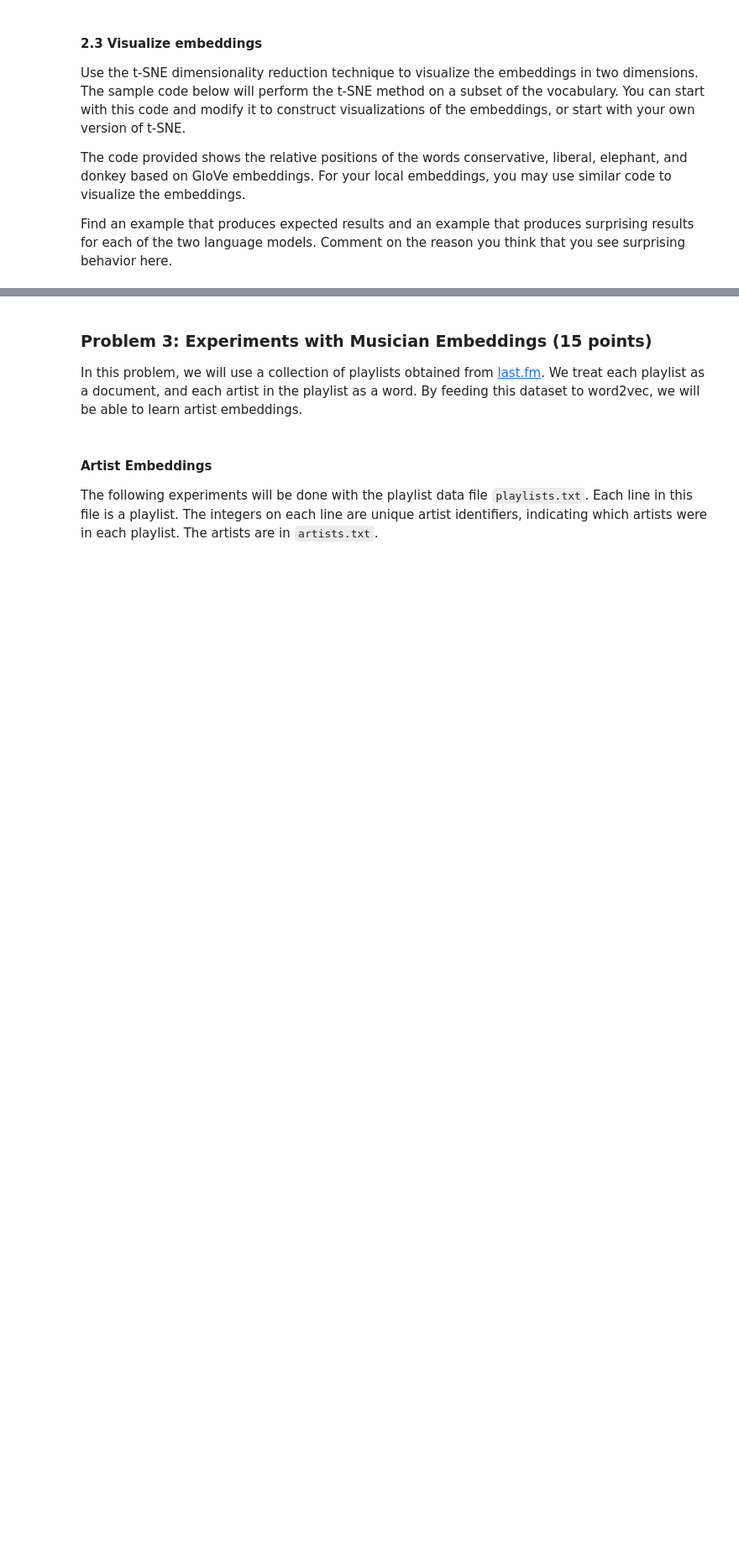
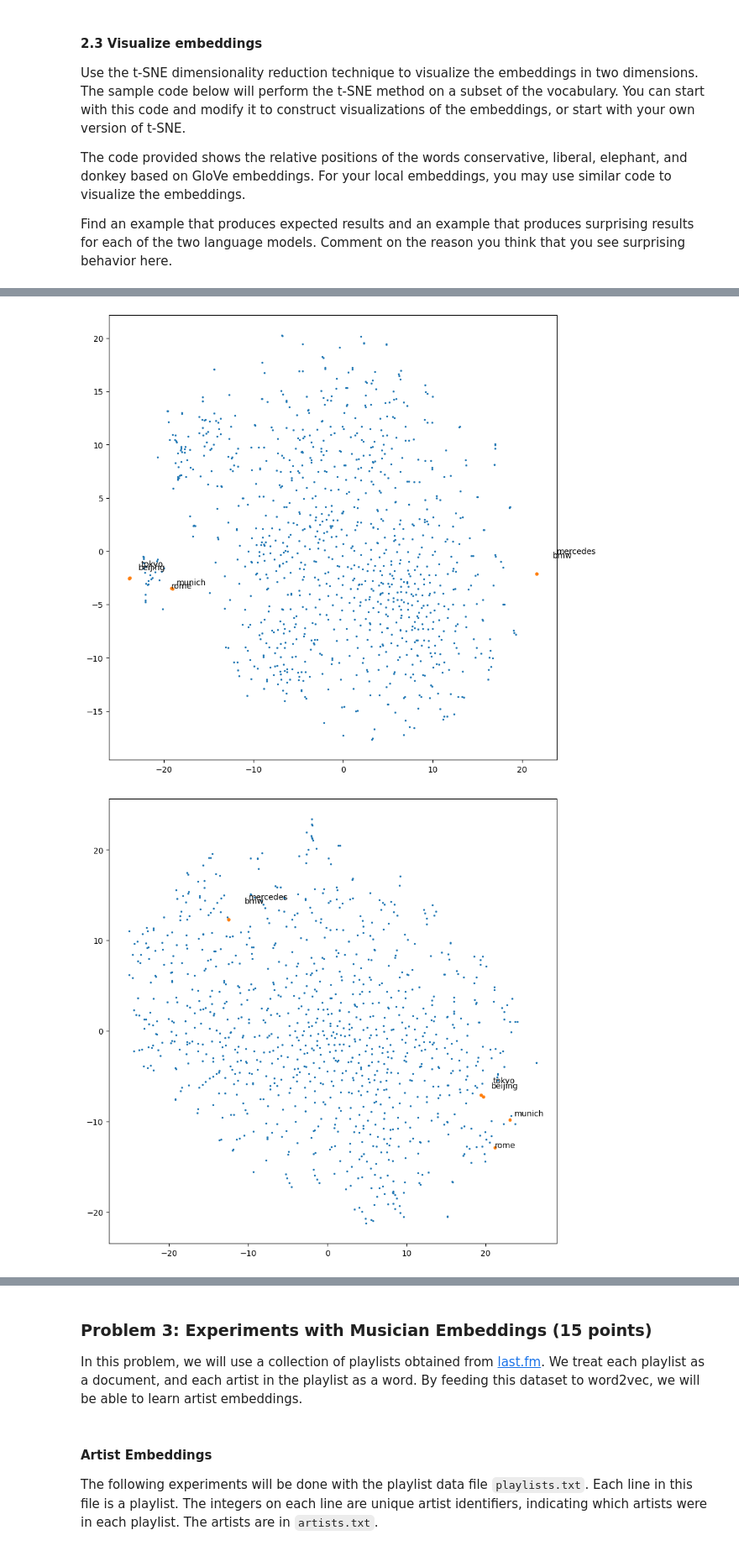
Before and after one commit to yaj0212/Introductory-Machine-Learning, a Jupyter notebook: assignments/assn4/assn4.ipynb, the cells around one changed output, grey strips where cells are left out. Shown at 84% size. Saved outputs shown, nothing was run; the diff lists cells and outputs as text; code cells hidden in the pictures; blank space fills up the shorter version.

```diff
--- a/assignments/assn4/assn4.ipynb
+++ b/assignments/assn4/assn4.ipynb
@@ -573,0 +568,10 @@ display_tsne_neighborhood(glove, input_word = ['conservative', 'liberal', 'donke
+# %%
+# Your code here for an expected example
+%matplotlib inline
+plt.figure(figsize=(10,10))
+display_tsne_neighborhood(glove, input_word = ['rome', 'munich', 'beijing', 'tokyo', 'bmw', 'mercedes'])
+plt.figure(figsize=(10,10))
+display_tsne_neighborhood(model, input_word = ['rome', 'munich', 'beijing', 'tokyo', 'bmw', 'mercedes'])
+# %% [output]
+[figure, added]
+[figure, added]
```
Also changed, not shown: parts of 24 cells of this notebook.
